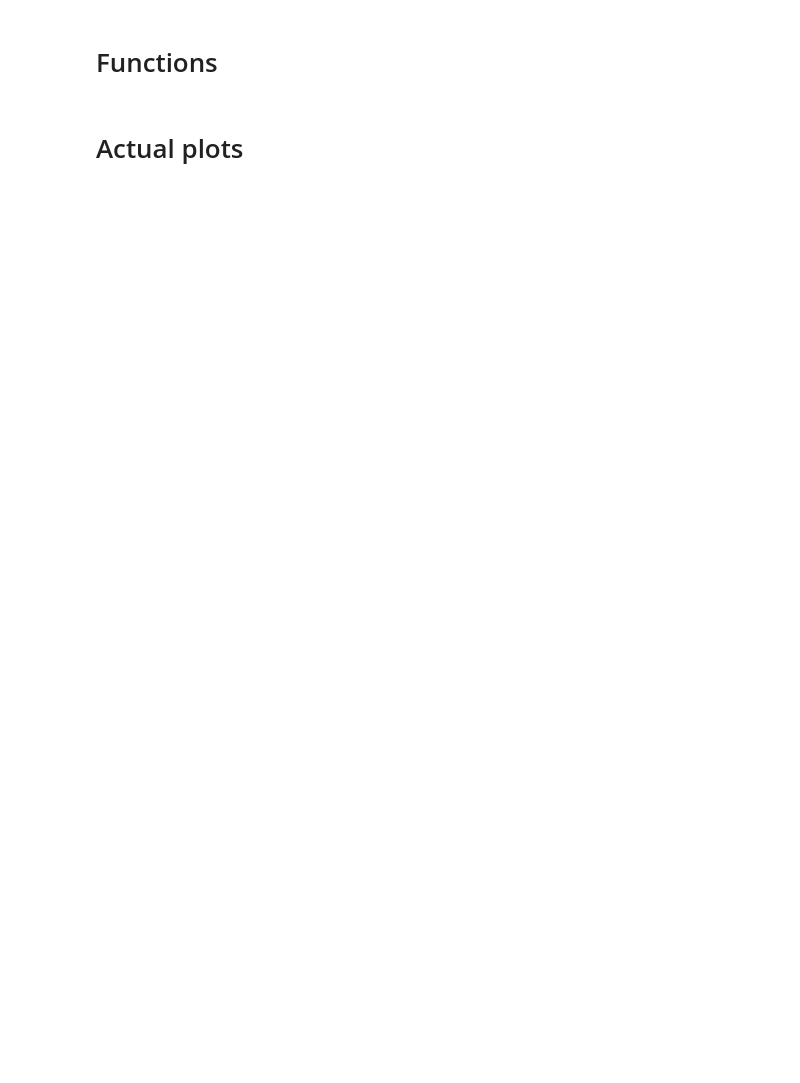
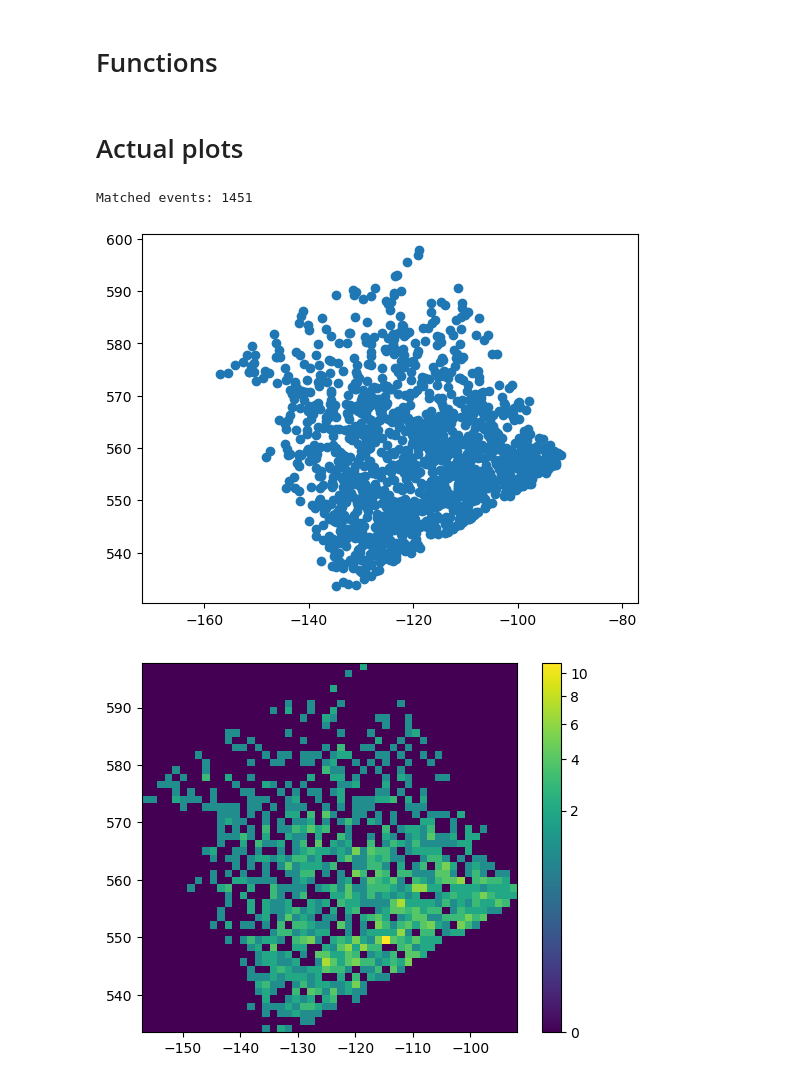
Before and after one commit to Certaingemstone/mcscatter, a Jupyter notebook: PhotonScatteringVisualization.ipynb, the cells around one changed output. Saved outputs shown, nothing was run; the diff lists cells and outputs as text; code cells hidden in the pictures; blank space fills up the shorter version.

```diff
--- a/PhotonScatteringVisualization.ipynb
+++ b/PhotonScatteringVisualization.ipynb
@@ -97,8 +72,35 @@ def connectedPathPlot(df, plotCylinder=False, coincidence=False, elev=30, azith=
+# %%
+def plot_slice(photondict, lower, upper, axis1=0, axis2=2, axisslice=1, obj=[], exclude=[]):
+    fig, ax = plt.subplots()
+    ax.axis('equal')
+    points_x = []
+    points_y = []
+    for events in photondict.values():
+        for xyzei in events:
+            if xyzei[4] in obj and xyzei[4] not in exclude and xyzei[axisslice] < upper and xyzei[axisslice] > lower:
+                points_x.append(xyzei[axis1])
+                points_y.append(xyzei[axis2])
+    ax.scatter(points_x, points_y)
+    print("Matched events:", len(points_x))
+    plt.show()
+    return (points_x, points_y)
 # %% [markdown]
 # Actual plots
 # %%
 scattereddf = returnScatteredPhotons(df)
 withoutSpawning = removeSpawning(scattereddf)
+# %%
+gamma = 0.3
+xs, ys = plot_slice(photon_dict, -100, 100, obj=[1], exclude=[-1])
+fig, ax = plt.subplots()
+ax.axis('square')
+h = ax.hist2d(xs, ys, bins=50, norm=mcolors.PowerNorm(gamma))
+fig.colorbar(h[3], ax=ax)
+plt.show()
+# %% [output]
+Matched events: 1451
+[figure, added]
+[figure, added]
 # %%
 imageScatter(scattereddf)
 # %% [output]
```
Also changed, not shown: parts of 8 cells of this notebook, 4 other files.
